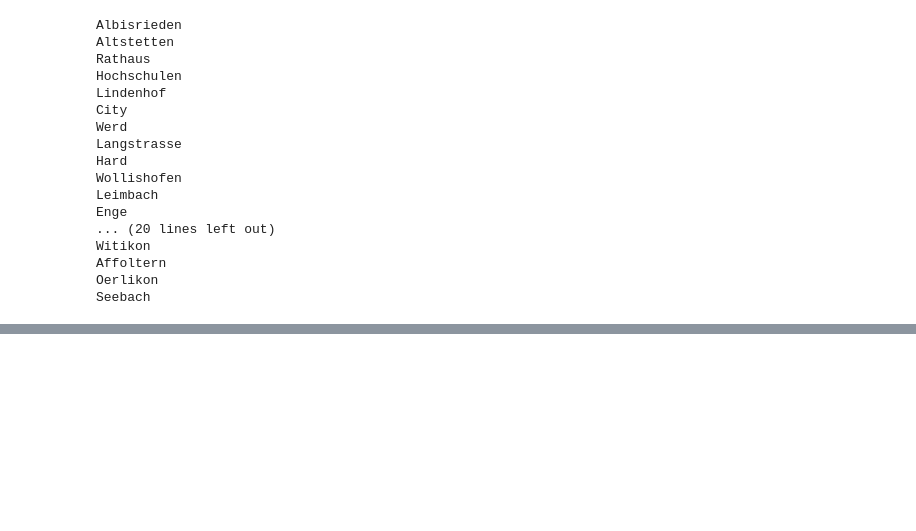
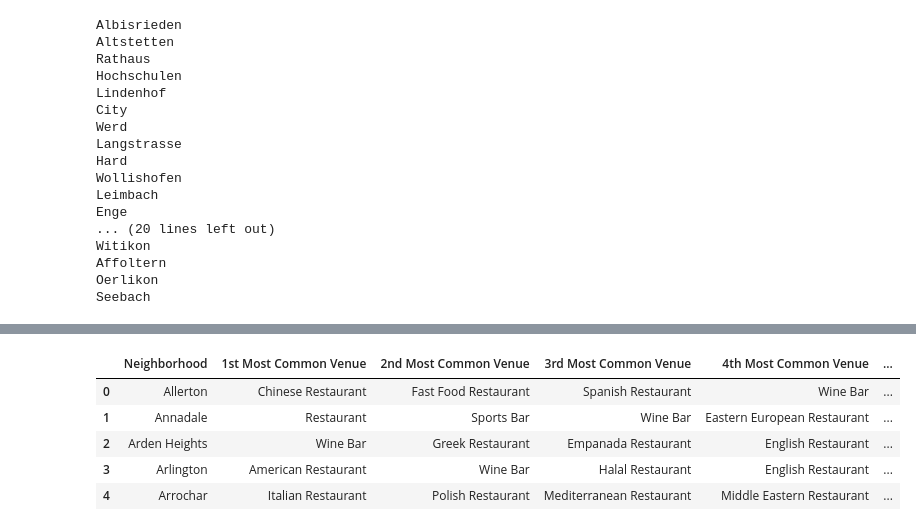
Before and after one commit to Kaeliny/Coursera_Capstone, a Jupyter notebook: Capstone Project - The Battle of Neighborhoods (2).ipynb, the cells around one changed output, grey strips where cells are left out. Drawn from its saved outputs; the diff is of its cells as text; code cells hidden in the pictures; blank space fills up the shorter version.

```diff
--- a/Capstone Project - The Battle of Neighborhoods (2).ipynb
+++ b/Capstone Project - The Battle of Neighborhoods (2).ipynb
@@ -546,0 +551,46 @@ zh_grouped.tail(5)
+# %%
+# function to sort the food place in descending order.
+def return_most_common_venues(row, num_top_venues):
+    row_categories = row.iloc[1:]
+    row_categories_sorted = row_categories.sort_values(ascending=False)
+
+return row_categories_sorted.index.values[0:num_top_venues]
+# %%
+# NY top food place
+num_top_venues = 10
+ny_grouped2 = ny_grouped.drop(['Total'], axis=1)
+
+for hood in ny_grouped2['Neighborhood']:
+    temp = ny_grouped2[ny_grouped2['Neighborhood'] == hood].T.reset_index()
+    temp.columns = ['venue','freq']
+    temp = temp.iloc[1:]
+    temp['freq'] = temp['freq'].astype(float)
+    temp = temp.round({'freq': 2})
+
+num_top_venues = 15
+
+indicators = ['st', 'nd', 'rd']
+
+# create columns according to number of top venues
+columns = ['Neighborhood']
+for ind in np.arange(num_top_venues):
+    try:
+        columns.append('{}{} Most Common Venue'.format(ind+1, indicators[ind]))
+    except:
+        columns.append('{}th Most Common Venue'.format(ind+1))
+
+# create a new dataframe
+ny_food_sorted = pd.DataFrame(columns=columns)
+ny_food_sorted['Neighborhood'] = ny_grouped2['Neighborhood']
+
+for ind in np.arange(ny_grouped2.shape[0]):
+    ny_food_sorted.iloc[ind, 1:] = return_most_common_venues(ny_grouped2.iloc[ind, :], num_top_venues)
+
+ny_food_sorted.head()
+# %% [output]
+|  | Neighborhood | 1st Most Common Venue | 2nd Most Common Venue | 3rd Most Common Venue | 4th Most Common Venue | ... |
+| 0 | Allerton | Chinese Restaurant | Fast Food Restaurant | Spanish Restaurant | Wine Bar | ... |
+| 1 | Annadale | Restaurant | Sports Bar | Wine Bar | Eastern European Restaurant | ... |
+| 2 | Arden Heights | Wine Bar | Greek Restaurant | Empanada Restaurant | English Restaurant | ... |
+| 3 | Arlington | American Restaurant | Wine Bar | Halal Restaurant | English Restaurant | ... |
+| 4 | Arrochar | Italian Restaurant | Polish Restaurant | Mediterranean Restaurant | Middle Eastern Restaurant | ... |
```
Also changed, not shown: parts of 28 cells of this notebook.
